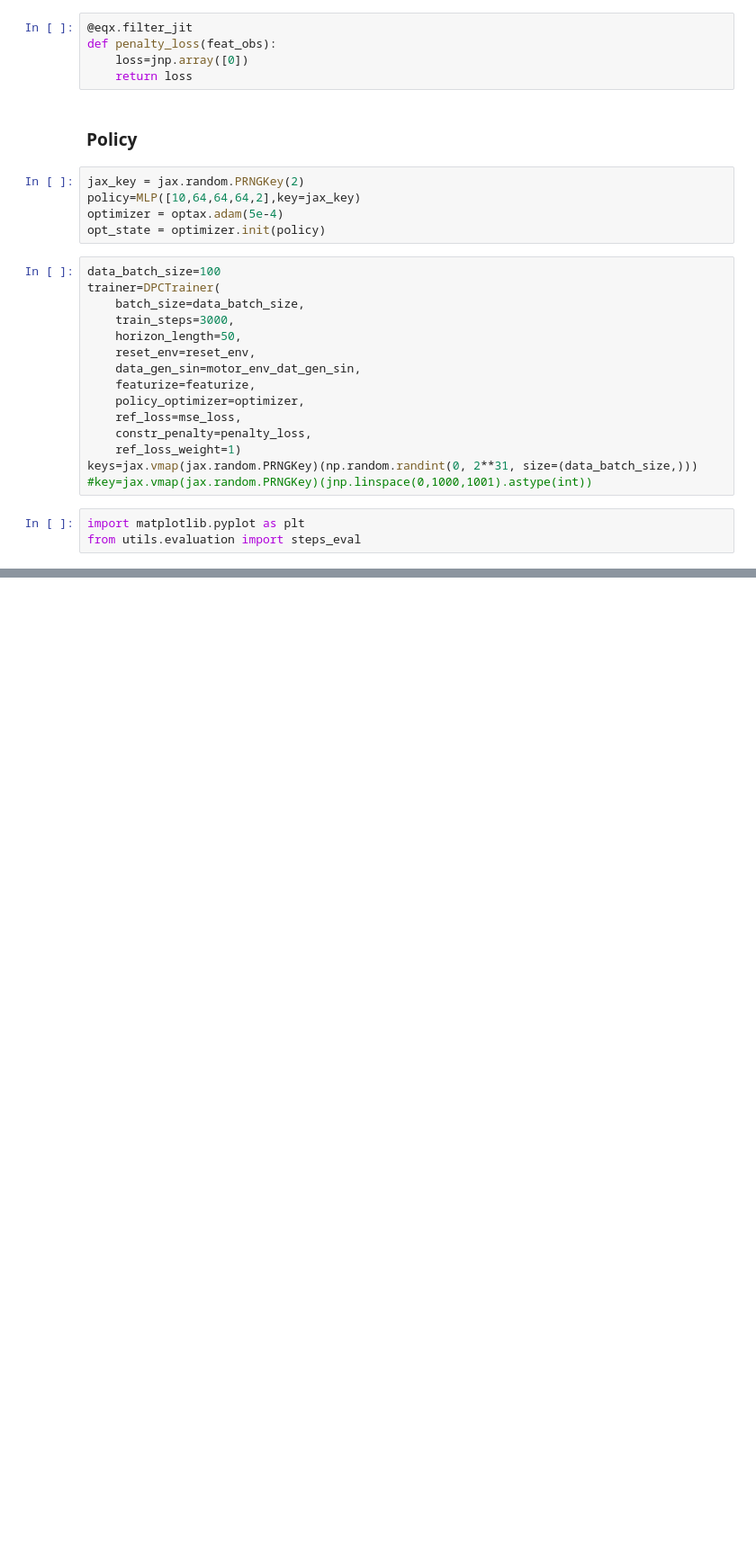
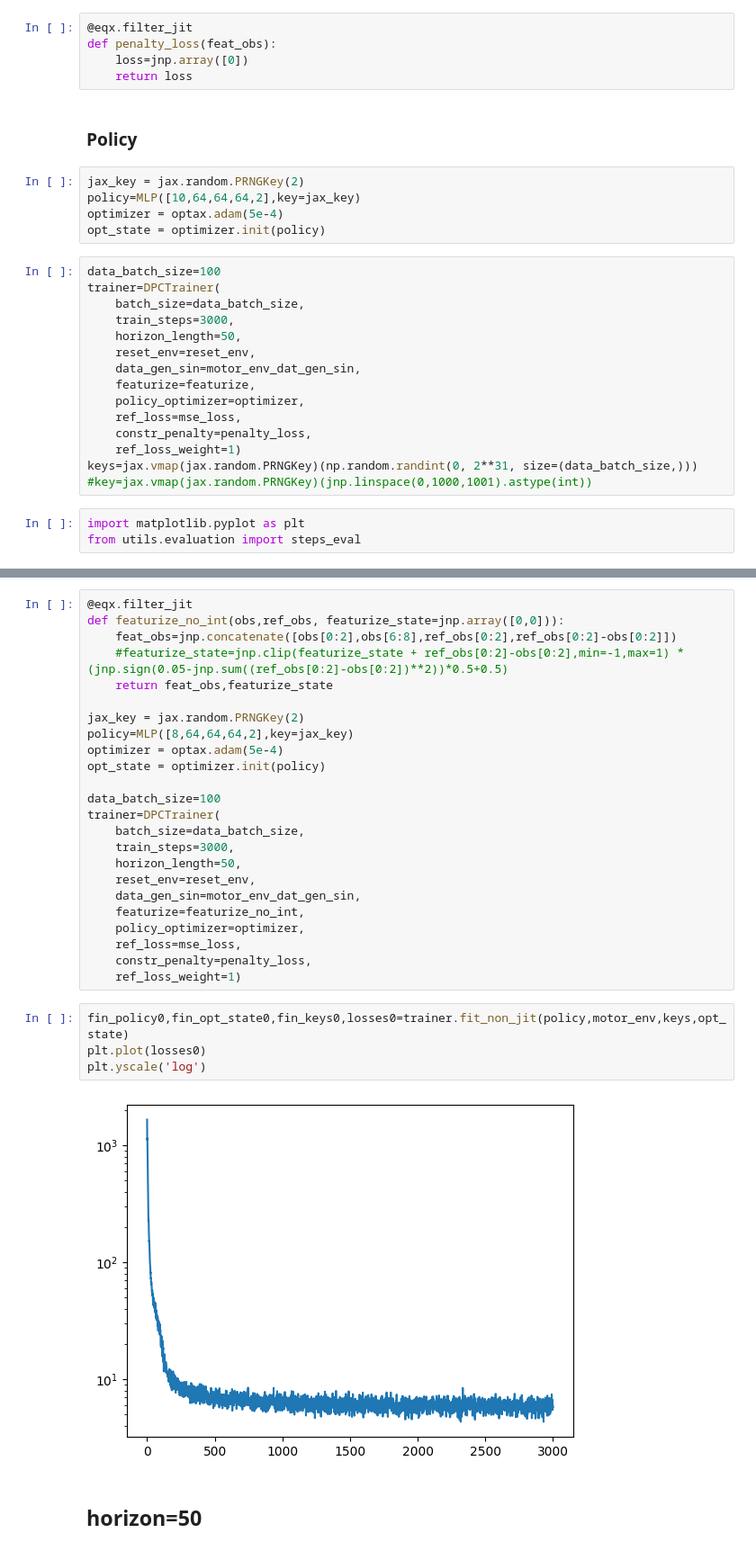
Before and after one commit to OliverSchw/dpc_project, a Jupyter notebook: notebooks/1.6.dpc_int_dt_error.ipynb, the cells around one changed output, grey strips where cells are left out. Shown at 90% size. Cells and saved outputs as stored; diff of their text form; blank space fills up the shorter version.

```diff
--- a/notebooks/1.6.dpc_int_dt_error.ipynb
+++ b/notebooks/1.6.dpc_int_dt_error.ipynb
@@ -89,3 +89,35 @@ plt.yscale('log')
+# %%
+@eqx.filter_jit
+def featurize_no_int(obs,ref_obs, featurize_state=jnp.array([0,0])):
+    feat_obs=jnp.concatenate([obs[0:2],obs[6:8],ref_obs[0:2],ref_obs[0:2]-obs[0:2]])
+    #featurize_state=jnp.clip(featurize_state + ref_obs[0:2]-obs[0:2],min=-1,max=1) * (jnp.sign(0.05-jnp.sum((ref_obs[0:2]-obs[0:2])**2))*0.5+0.5)
+    return feat_obs,featurize_state
+
+jax_key = jax.random.PRNGKey(2)
+policy=MLP([8,64,64,64,2],key=jax_key)
+optimizer = optax.adam(5e-4)
+opt_state = optimizer.init(policy)
+
+data_batch_size=100
+trainer=DPCTrainer(
+    batch_size=data_batch_size,
+    train_steps=3000,
+    horizon_length=50,
+    reset_env=reset_env,
+    data_gen_sin=motor_env_dat_gen_sin,
+    featurize=featurize_no_int,
+    policy_optimizer=optimizer,
+    ref_loss=mse_loss,
+    constr_penalty=penalty_loss,
+    ref_loss_weight=1)
+# %%
+fin_policy0,fin_opt_state0,fin_keys0,losses0=trainer.fit_non_jit(policy,motor_env,keys,opt_state)
+plt.plot(losses0)
+plt.yscale('log')
+# %% [output]
+[figure, added]
+# %% [markdown]
+## horizon=50
 # %%
 _,_,_=steps_eval(motor_env,reset_env,fin_policy2,featurize,jax.random.PRNGKey(2),2000)
 # %% [output]
```
Also changed, not shown: parts of 20 cells of this notebook, 1 other file.
